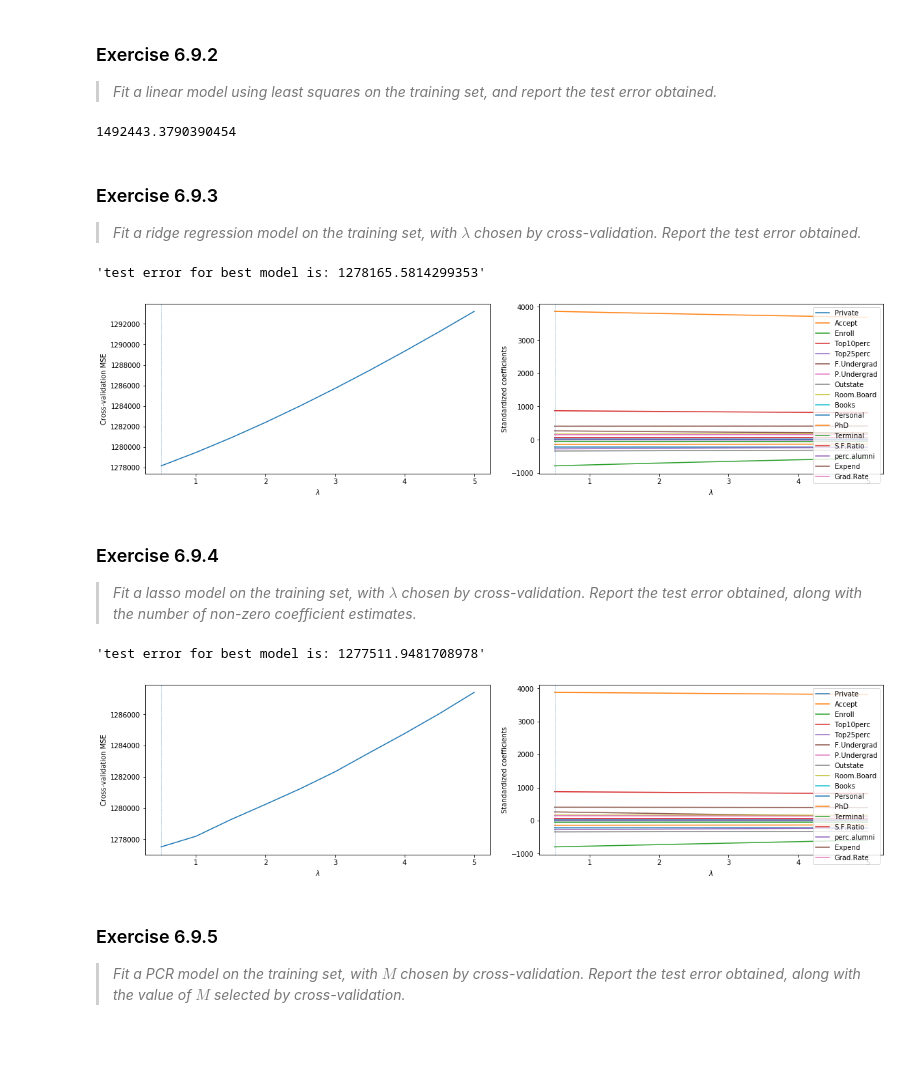
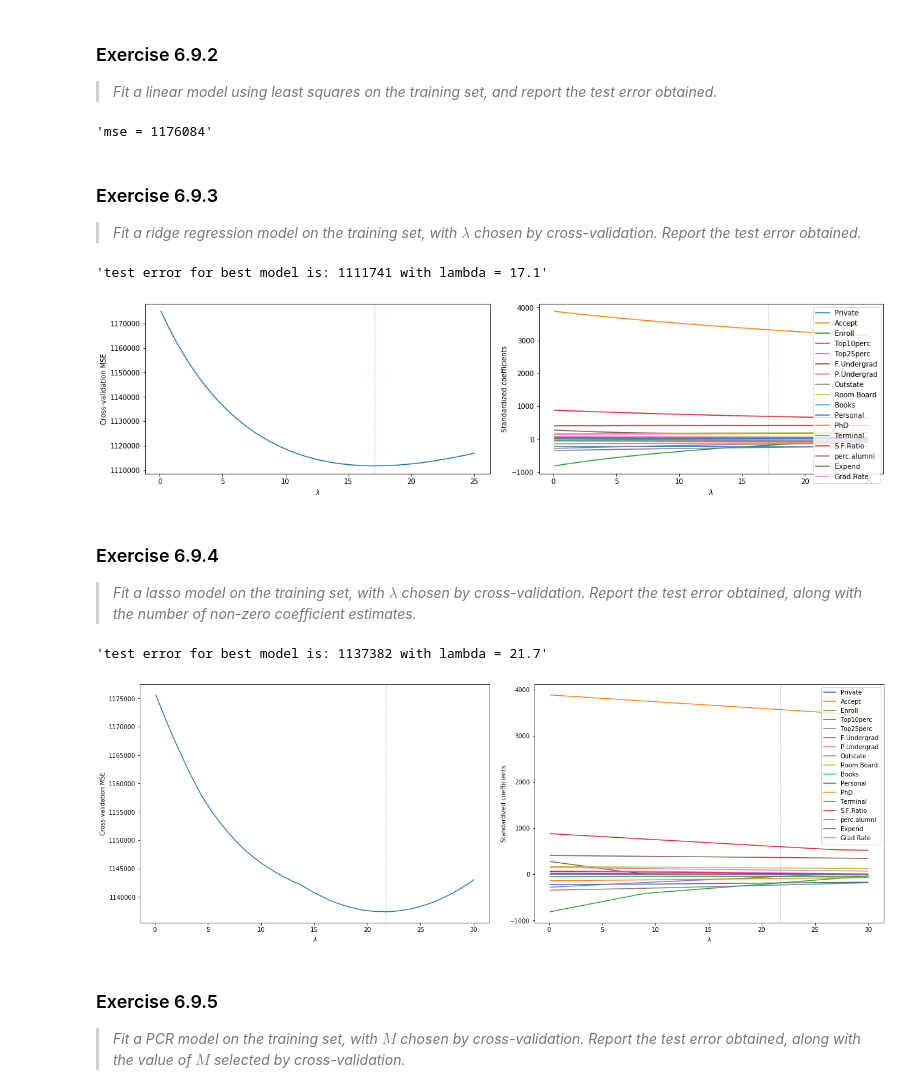
Before and after one commit to HerrBroekman/Python-solutions-for-An-Introduction-to-Statistical-Learning, a Jupyter notebook: Chapter6/Exercise09/6_9.ipynb, the cells around one changed output. Cells and saved outputs as stored; diff of their text form; code cells hidden in the pictures; blank space fills up the shorter version.

```diff
--- a/Chapter6/Exercise09/6_9.ipynb
+++ b/Chapter6/Exercise09/6_9.ipynb
@@ -54,12 +60,14 @@ df_Y_train, df_Y_test = train_test_split(df_Y, test_size=0.2, random_state=42)
     <i>Fit a linear model using least squares on the training set, and report the test error obtained.</i>
 </blockquote>
 # %%
+results = {}
 model = LinearRegression()
-_ = model.fit(df_X_train, df_Y_train)
-Y_pred = model.predict(df_X_test)
-mean_squared_error(df_Y_test, Y_pred)
+_ = model.fit(X_train, df_Y_train)
+Y_pred = model.predict(X_test)
+results['linear'] = mean_squared_error(df_Y_test, Y_pred)
+f"mse = {results['linear']:.0f}"
 # %% [output]
-1492443.3790390454
+'mse = 1176084'
 # %% [markdown]
 <h3>Exercise 6.9.3</h3>
 <blockquote>
@@ -69,35 +77,23 @@ mean_squared_error(df_Y_test, Y_pred)
 n, p = df_X.shape
 columns = df_X.columns
 scaler = StandardScaler()
-df_X_standardized = scaler.fit_transform(df_X)
+X_standardized = scaler.fit_transform(df_X)
 
-loocv = LeaveOneOut() # leave-one-out cross-validation
-stop = 5
-num = 10
+stop = 25
+num = 250
 start = stop / num
 lambda_arr = np.linspace(start=start, stop=stop, num=num)
 mse_arr = np.empty(shape=lambda_arr.shape)
 coef_arr = np.empty(shape=(lambda_arr.shape[0], p))
 for index, lambda_ in enumerate(lambda_arr):
-    MSE = 0
-    for train_index, test_index in loocv.split(df_X):
-        df_X_train, df_X_test = df_X.iloc[train_index], df_X.iloc[test_index]
-        df_Y_train, df_Y_test = df_Y.iloc[train_index], df_Y.iloc[test_index]
+    model = Ridge(alpha=lambda_)
+    _ = model.fit(X_train, df_Y_train)
 
-        scaler = StandardScaler()
-        X_train = scaler.fit_transform(df_X_train)
-
-        model = Ridge(alpha=lambda_)
-        _ = model.fit(X_train, df_Y_train)
-
-        X_test = scaler.transform(df_X_test)
-        Y_pred = model.predict(X_test)
-        MSE += (df_Y_test.iloc[0, 0] - Y_pred[0])**2
-
-    mse_arr[index] = MSE / n
+    Y_pred = model.predict(X_test)
+    mse_arr[index] = mean_squared_error(df_Y_test, Y_pred)
 
     model = Ridge(alpha=lambda_)
-    _ = model.fit(df_X_standardized, df_Y) # fit with full data set
+    _ = model.fit(X_standardized, df_Y) # fit with full data set
     coef_arr[index] = model.coef_
 
 df_ridge_results = pd.DataFrame({
@@ -125,73 +121,65 @@ _ = ax2.axvline(x=lambda_min_mse, linestyle='dashed', linewidth=0.5)
 _ = ax2.legend(loc='upper right')
 _ = ax1.set_xlim(ax2.get_xlim())
 
-f"test error for best model is: {df_ridge_results[df_ridge_results['lambda'] == lambda_min_mse]['MSE'].iloc[0]}"
+
+results['ridge'] = df_ridge_results[df_ridge_results['lambda'] == lambda_min_mse]['MSE'].iloc[0]
+f"test error for best model is: {results['ridge']:.0f} with lambda = {lambda_min_mse}"
 # %% [output]
-'test error for best model is: 1278165.5814299353'
+'test error for best model is: 1111741 with lambda = 17.1'
-[figure, old version]
+[figure, new version]
 # %% [markdown]
 <h3>Exercise 6.9.4</h3>
 <blockquote>
     <i>Fit a lasso model on the training set, with $\lambda$ chosen by cross-validation. Report the test error obtained, along with the number of non-zero coefficient estimates.</i>
 </blockquote>
 # %%
-stop = 5
-num = 10
+stop = 30
+num = 300
 start = stop / num
 lambda_arr = np.linspace(start=start, stop=stop, num=num)
 mse_arr = np.empty(shape=lambda_arr.shape)
 coef_arr = np.empty(shape=(lambda_arr.shape[0], p))
 for index, lambda_ in enumerate(lambda_arr):
-    MSE = 0.5
-    for train_index, test_index in loocv.split(df_X):
-        df_X_train, df_X_test = df_X.iloc[train_index], df_X.iloc[test_index]
-        df_Y_train, df_Y_test = df_Y.iloc[train_index], df_Y.iloc[test_index]
+    model = Lasso(alpha=lambda_)
+    _ = model.fit(X_train, df_Y_train)
 
-        scaler = StandardScaler()
-        X_train = scaler.fit_transform(df_X_train)
-
-        model = Lasso(alpha=lambda_)
-        _ = model.fit(X_train, df_Y_train)
-
-        X_test = scaler.transform(df_X_test)
-        Y_pred = model.predict(X_test)
-        MSE += (df_Y_test.iloc[0, 0] - Y_pred[0])**2
-
-    mse_arr[index] = MSE / n
+    Y_pred = model.predict(X_test)
+    mse_arr[index] = mean_squared_error(df_Y_test, Y_pred)
 
     model = Lasso(alpha=lambda_)
-    _ = model.fit(df_X_standardized, df_Y) # fit with full data set
+    _ = model.fit(X_standardized, df_Y) # fit with full data set
     coef_arr[index] = model.coef_
 
 df_lasso_results = pd.DataFrame({
     'lambda': lambda_arr,
     'MSE': mse_arr,
 })
 lambda_min_mse = df_lasso_results.loc[df_lasso_results['MSE'].idxmin()].loc['lambda']
 
 df_coef = pd.DataFrame(coef_arr, columns=columns)
 
 numberOfSubplots = 2
-fig, [ax1, ax2] = plt.subplots(1, numberOfSubplots, constrained_layout=True, figsize=(8*numberOfSubplots, 4))
+fig, [ax1, ax2] = plt.subplots(1, numberOfSubplots, constrained_layout=True, figsize=(9*numberOfSubplots, 6))
 
 _ = df_lasso_results.plot(x='lambda', y='MSE', ax=ax1, legend=None)
 _ = ax1.axvline(x=lambda_min_mse, linestyle='dashed', linewidth=0.5)
 _ = ax1.set_ylabel('Cross-validation MSE')
 _ = ax1.set_xlabel(r'$\lambda$')
 
 for column in columns:
     _ = ax2.plot(df_lasso_results['lambda'], df_coef[column], label=column)
     _ = ax2.set_ylabel('Standardized coefficients')
     _ = ax2.set_xlabel(r'$\lambda$')
 
 _ = ax2.axvline(x=lambda_min_mse, linestyle='dashed', linewidth=0.5)
 _ = ax2.legend(loc='upper right')
 _ = ax1.set_xlim(ax2.get_xlim())
 
-f"test error for best model is: {df_lasso_results[df_lasso_results['lambda'] == lambda_min_mse]['MSE'].iloc[0]}"
+results['lasso'] = df_lasso_results[df_lasso_results['lambda'] == lambda_min_mse]['MSE'].iloc[0]
+f"test error for best model is: {results['lasso']:.0f} with lambda = {lambda_min_mse}"
 # %% [output]
-'test error for best model is: 1277511.9481708978'
+'test error for best model is: 1137382 with lambda = 21.7'
-[figure, old version]
+[figure, new version]
 # %% [markdown]
 <h3>Exercise 6.9.5</h3>
 <blockquote>
```
Also changed, not shown: parts of 7 cells of this notebook, 1 other file.
